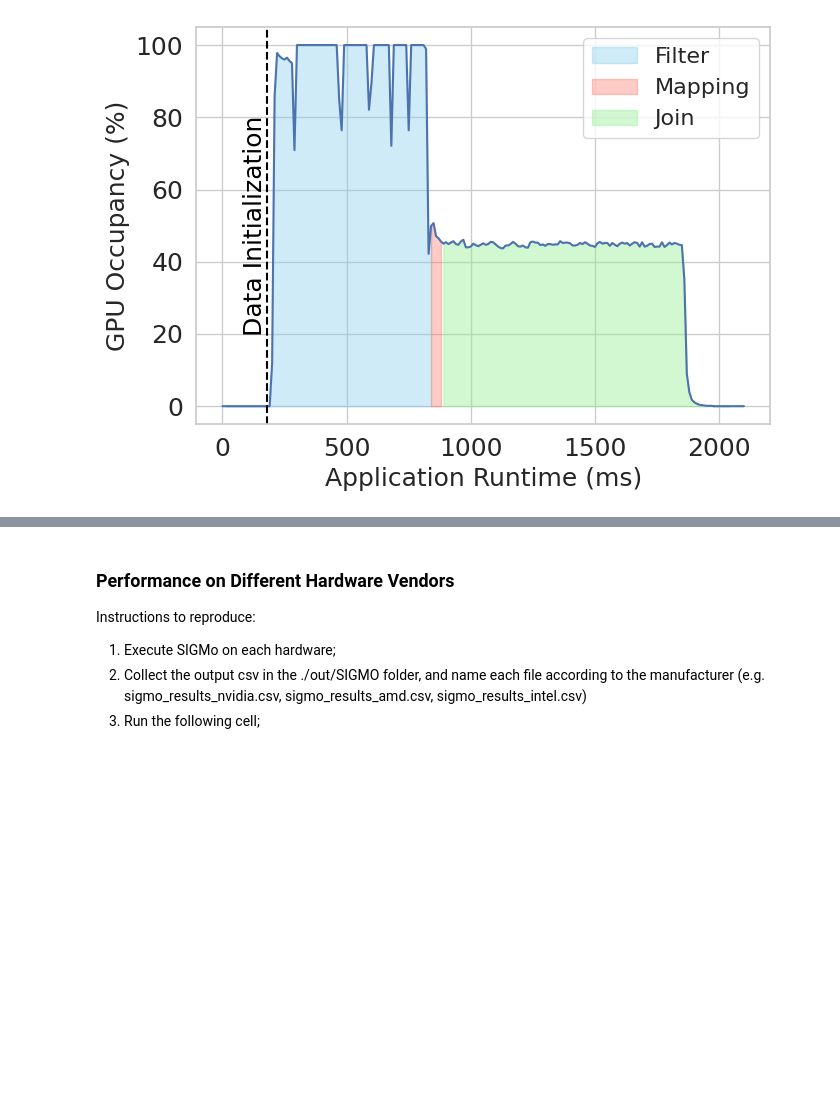
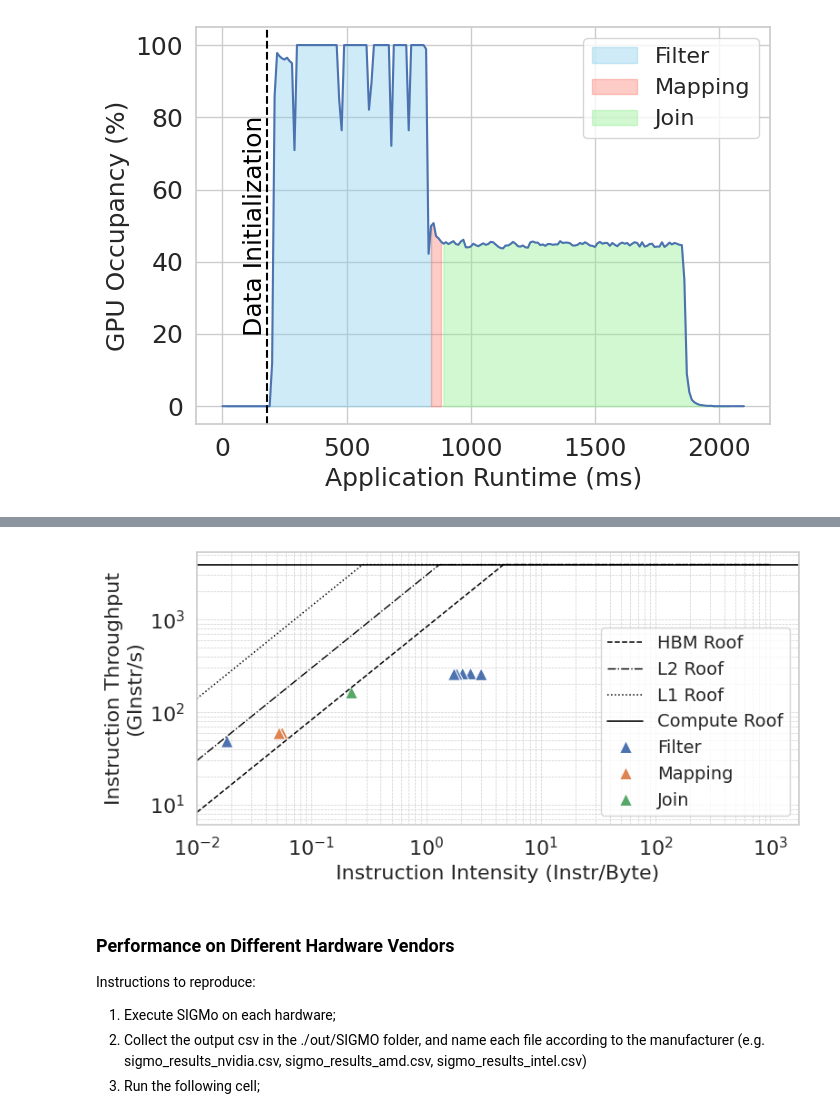
Before and after one commit to antonio-decaro/SIGMo, a Jupyter notebook: 4_produce_plot.ipynb, the cells around one changed output, grey strips where cells are left out. Drawn from its saved outputs; the diff is of its cells as text; code cells hidden in the pictures; blank space fills up the shorter version.

```diff
--- a/4_produce_plot.ipynb
+++ b/4_produce_plot.ipynb
@@ -798,0 +749,13 @@ fig.show()
+# %%
+metrics_df = pd.read_csv('./out/SIGMO/logs/gpu_usage/metrics.csv')
+
+kernels = ['FilterCandidatesKernel', 'RefineCandidatesKernel', 'JoinCandidatesKernel', 'generateGMCR']
+
+# drop nan kernel names
+metrics_df = metrics_df[~metrics_df['Kernel Name'].isna()]
+
+# keep only entries that have in the column Kernel Name at least one of the kernels
+metrics_df = metrics_df[metrics_df['Kernel Name'].str.contains('|'.join(kernels))]
+
+for substring, new_name in zip(kernels, ['Filter', 'Filter', 'Join', 'Mapping']):
+  metrics_df.loc[metrics_df['Kernel Name'].str.contains(substring), 'Kernel Name'] = new_name
@@ -799,3 +834,59 @@ fig.show()
+# %%
+FONTSIZE = 16
+fig, axs = plt.subplots(figsize=(8, 4))
+
+peak = 80 * 32 * 2 * 1.53 # GFLOP/s
+peak_nofma = peak / 2 # GFLOP/s
+l1_peak = 437.5 * 32 # GB/s
+l2_peak = 93.6 * 32 # GB/s
+hbm_peak = 25.9 * 32 # GB/s
+
+# ==== PLOTTING SECTION ====
+# Create log-space x-axis for roofline curves
+x_vals = np.logspace(-2, 3, 500)
+
+# Compute memory ceilings (sloped lines)
+roof_hbm = np.minimum(hbm_peak * x_vals, peak_nofma)
+roof_l2 = np.minimum(l2_peak * x_vals, peak_nofma)
+roof_l1 = np.minimum(l1_peak * x_vals, peak_nofma)
+
+# Plot sloped memory rooflines
+axs.plot(x_vals, roof_hbm, linestyle='--', color='black', label="HBM Roof", linewidth=1.1)
+axs.plot(x_vals, roof_l2, linestyle='-.', color='black', label="L2 Roof", linewidth=1)
+axs.plot(x_vals, roof_l1, linestyle='dotted', color='black', label="L1 Roof", linewidth=1.1)
+
+# Plot flat compute peak
+axs.axhline(y=peak_nofma, color='black', linestyle='-', label="Compute Roof", linewidth=1.2)
+
+instruction_intensity = metrics_refined_df['ii_global'].values
+instruction_throughput = metrics_refined_df['it'].values
+kernel_names = metrics_refined_df['kernel'].values
+
+# Plot kernels
+sns.scatterplot(data=metrics_refined_df, x="ii_global", y="it", hue="kernel", marker='^', color='black', ax=axs, s=100)
+# for i, name in enumerate(kernel_names):
+    # plt.annotate(name, (instruction_intensity[i], instruction_throughput[i]), fontsize=9)
+
+# Set log-log scale
+axs.set_xscale("log")
+axs.set_yscale("log")
+
+# print text values
+# axs.text(2, peak_nofma + 500, f"{peak_nofma} Ginstr", fontsize=FONTSIZE-8, color='black')
+
+# Labels and legend
+axs.set_xlabel("Instruction Intensity (Instr/Byte)")
+axs.set_ylabel("Instruction Throughput\n(GInstr/s)")
+axs.grid(True, which="both", linestyle="--", linewidth=0.5)
+axs.set_xlim(1e-2, axs.get_xlim()[1])
+set_font_size(axs, FONTSIZE)
+
+axs.legend(fontsize=FONTSIZE - 2)
+fig.tight_layout()
+fig.savefig('./out/plots/roofline.pdf', dpi=300)
+fig.show()
+# %% [output]
+[figure, added]
 # %% [markdown]
 ### Performance on Different Hardware Vendors
 Instructions to reproduce:
```
Also changed, not shown: parts of 10 cells of this notebook.
